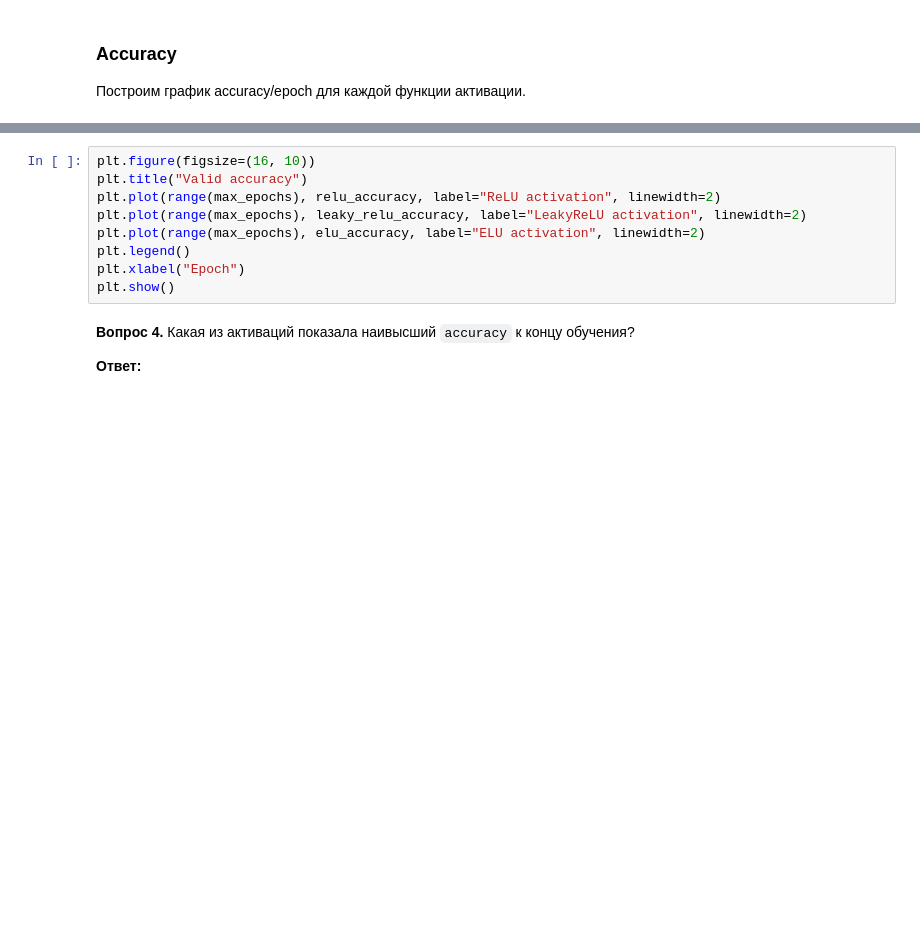
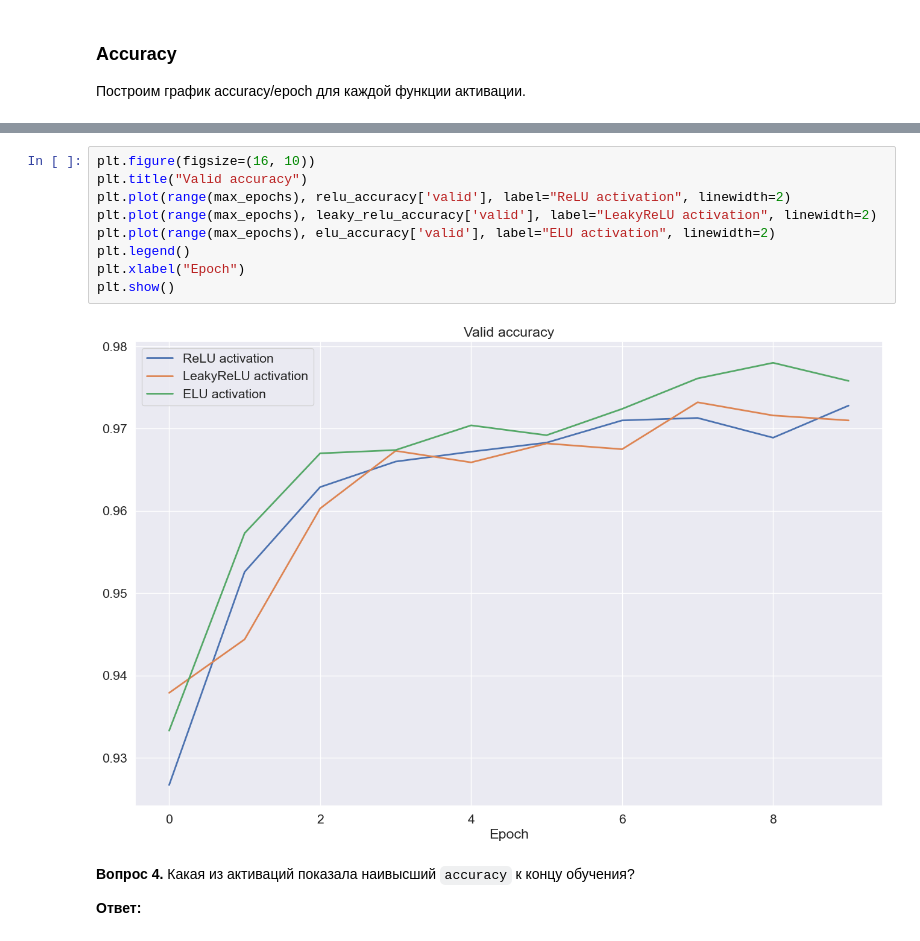
Before and after one commit to impala-tape/DLS, a Jupyter notebook: hw4/hw_4_conv_cnn.ipynb, the cells around one changed output, grey strips where cells are left out. Cells and saved outputs as stored; diff of their text form; blank space fills up the shorter version.

```diff
--- a/hw4/hw_4_conv_cnn.ipynb
+++ b/hw4/hw_4_conv_cnn.ipynb
@@ -521,12 +682,14 @@ plt.show()
 # %%
 plt.figure(figsize=(16, 10))
 plt.title("Valid accuracy")
-plt.plot(range(max_epochs), relu_accuracy, label="ReLU activation", linewidth=2)
-plt.plot(range(max_epochs), leaky_relu_accuracy, label="LeakyReLU activation", linewidth=2)
-plt.plot(range(max_epochs), elu_accuracy, label="ELU activation", linewidth=2)
+plt.plot(range(max_epochs), relu_accuracy['valid'], label="ReLU activation", linewidth=2)
+plt.plot(range(max_epochs), leaky_relu_accuracy['valid'], label="LeakyReLU activation", linewidth=2)
+plt.plot(range(max_epochs), elu_accuracy['valid'], label="ELU activation", linewidth=2)
 plt.legend()
 plt.xlabel("Epoch")
 plt.show()
+# %% [output]
+[figure, added]
 # %% [markdown]
 **Вопрос 4.** Какая из активаций показала наивысший `accuracy` к концу обучения?
 
```
Also changed, not shown: parts of 20 cells of this notebook, 1 other file.
